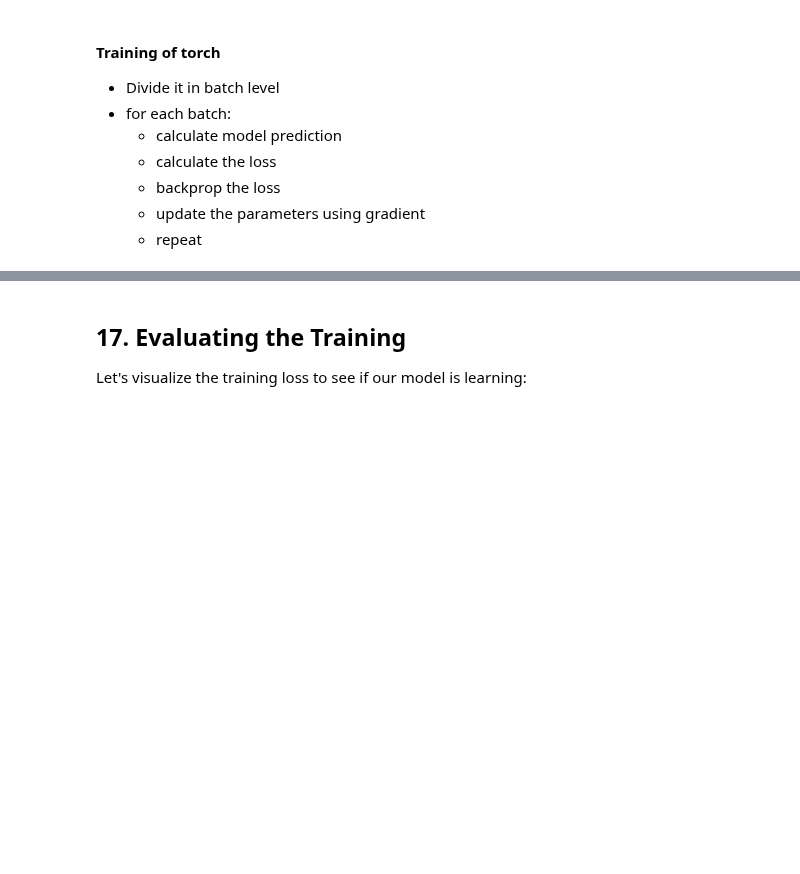
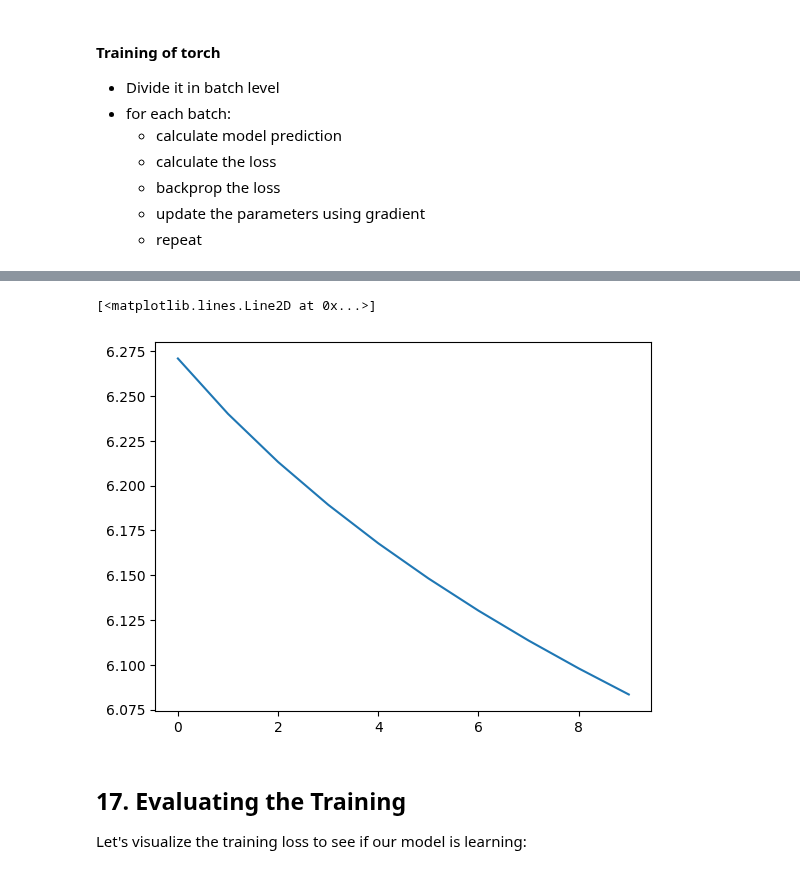
Before and after one commit to jdasam/aat3020, a Jupyter notebook: notebooks/1_word2vec.ipynb, the cells around one changed output, grey strips where cells are left out. Cells and saved outputs as stored; diff of their text form; code cells hidden in the pictures; blank space fills up the shorter version.

```diff
--- a/notebooks/1_word2vec.ipynb
+++ b/notebooks/1_word2vec.ipynb
@@ -568,4 +563,6 @@ loss
 # %%
+from tqdm.auto import tqdm
+
 # batch = train_set[:20]
 # batch
 # center_words = [x[0] for x in batch]
@@ -575,12 +572,17 @@ batch_start_idx = 0
 batch_end_idx=batch_start_idx+batch_size
 
 loss_record = []
+test_loss_record = []
 n_epoch = 10
 
 for epoch in tqdm(range(n_epoch)):
-  for batch_start_idx in range(0, len(train_set), batch_size), leave=False:
+  for batch_start_idx in range(0, len(train_set), batch_size):
     batch=train_set[batch_start_idx:batch_start_idx+batch_size]
     center_words = [x[0] for x in batch]
     context_words = [x[1] for x in batch]
     loss = update_word_vectors(center_words,context_words,word_vectors, learning_rate=0.1)
     loss_record.append(loss)
+  center_words = [x[0] for x in test_set]
+  context_words = [x[1] for x in test_set]
+  test_loss = update_word_vectors(center_words,context_words,word_vectors, learning_rate=0.1,return_loss_only=True)
+  test_loss_record.append(test_loss)
@@ -587,3 +593,8 @@ for epoch in tqdm(range(n_epoch)):
+# %%
+plt.plot(test_loss_record)
+# %% [output]
+[<matplotlib.lines.Line2D at 0x...>]
+[figure, added]
 # %% [markdown]
 ## 17. Evaluating the Training
 
```
Also changed, not shown: parts of 17 cells of this notebook.
